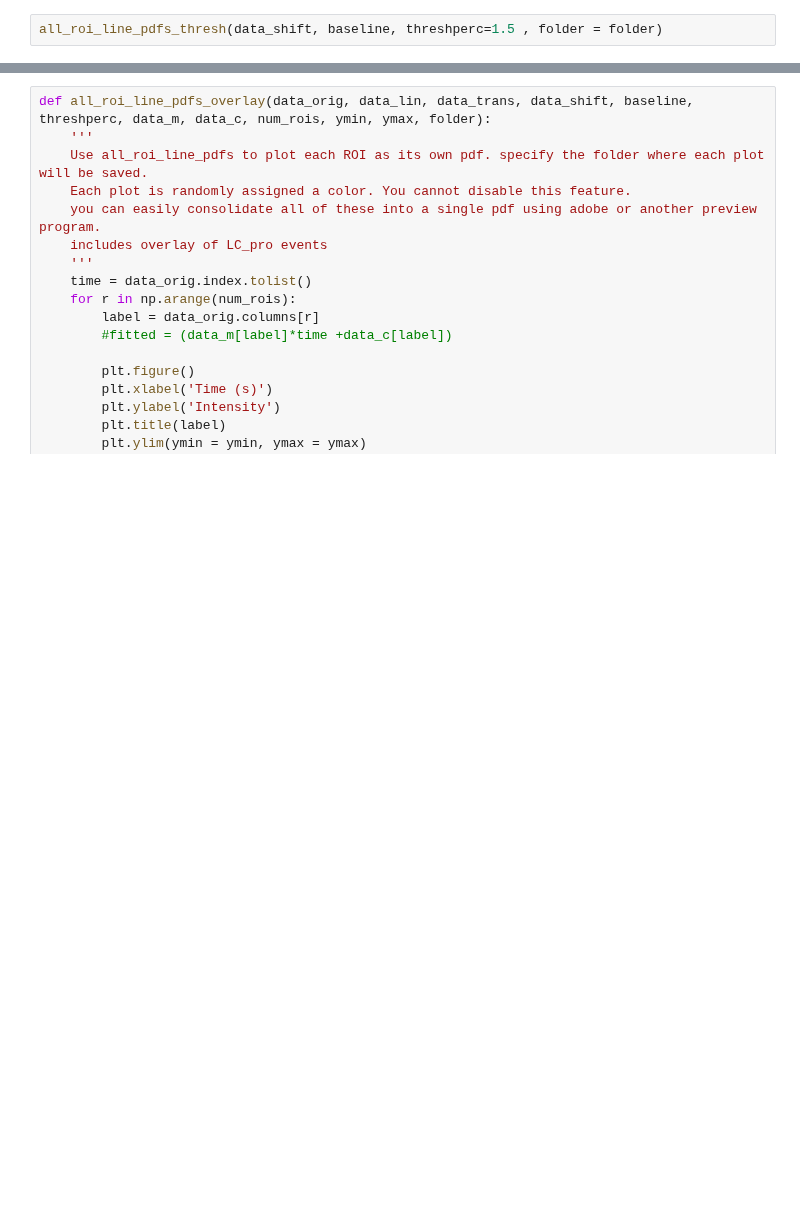
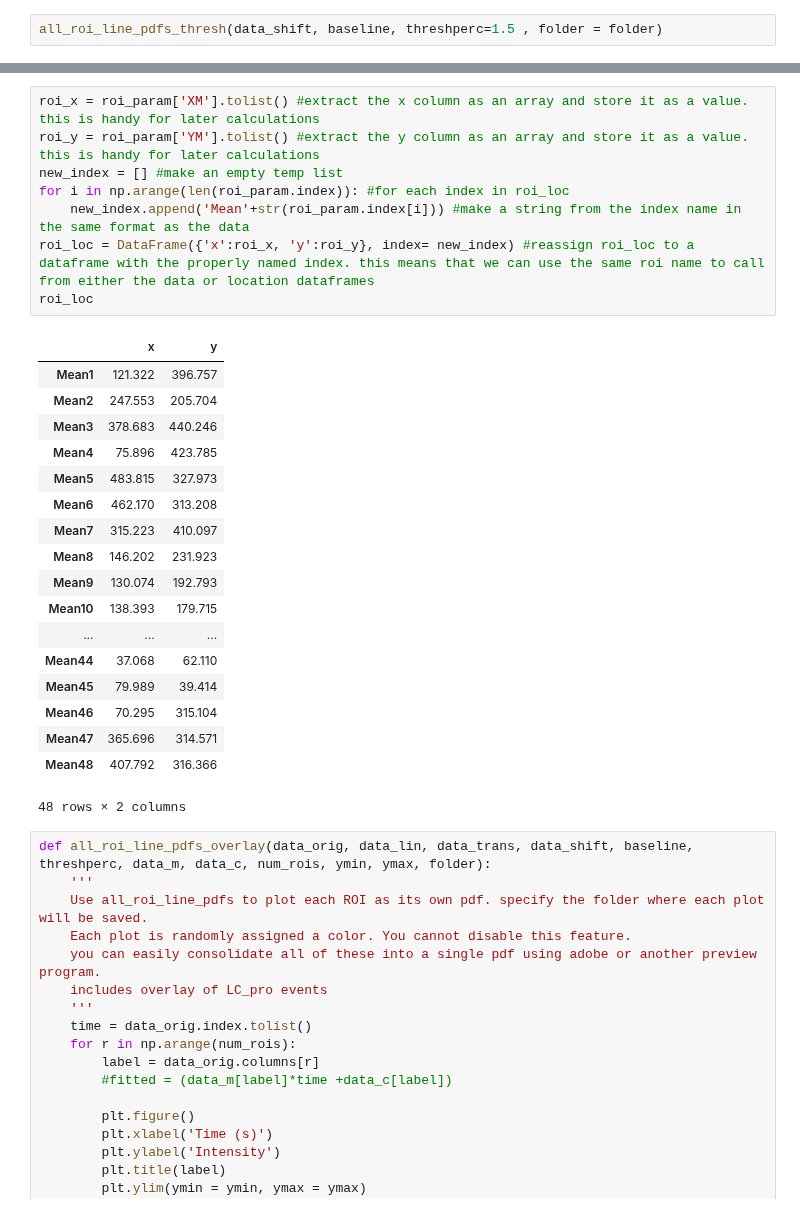
Before and after one commit to aedobyns/lab, a Jupyter notebook: RAIN.ipynb, the cells around one changed output, grey strips where cells are left out. Saved outputs shown, nothing was run; the diff lists cells and outputs as text; blank space fills up the shorter version.

```diff
--- a/RAIN.ipynb
+++ b/RAIN.ipynb
@@ -994,3 +1113,30 @@ all_roi_line_pdfs_thresh(data_shift, baseline, threshperc=1.5 , folder = folder)
+# %%
+roi_x = roi_param['XM'].tolist() #extract the x column as an array and store it as a value. this is handy for later calculations
+roi_y = roi_param['YM'].tolist() #extract the y column as an array and store it as a value. this is handy for later calculations
+new_index = [] #make an empty temp list
+for i in np.arange(len(roi_param.index)): #for each index in roi_loc
+    new_index.append('Mean'+str(roi_param.index[i])) #make a string from the index name in the same format as the data
+roi_loc = DataFrame({'x':roi_x, 'y':roi_y}, index= new_index) #reassign roi_loc to a dataframe with the properly named index. this means that we can use the same roi name to call from either the data or location dataframes
+roi_loc
+# %% [output]
+|  | x | y |
+| Mean1 | 121.322 | 396.757 |
+| Mean2 | 247.553 | 205.704 |
+| Mean3 | 378.683 | 440.246 |
+| Mean4 | 75.896 | 423.785 |
+| Mean5 | 483.815 | 327.973 |
+| Mean6 | 462.170 | 313.208 |
+| Mean7 | 315.223 | 410.097 |
+| Mean8 | 146.202 | 231.923 |
+| Mean9 | 130.074 | 192.793 |
+| Mean10 | 138.393 | 179.715 |
+| ... | ... | ... |
+| Mean44 | 37.068 | 62.110 |
+| Mean45 | 79.989 | 39.414 |
+| Mean46 | 70.295 | 315.104 |
+| Mean47 | 365.696 | 314.571 |
+| Mean48 | 407.792 | 316.366 |
+48 rows × 2 columns
 # %%
 def all_roi_line_pdfs_overlay(data_orig, data_lin, data_trans, data_shift, baseline, threshperc, data_m, data_c, num_rois, ymin, ymax, folder):
     '''
```
Also changed, not shown: parts of 4 cells of this notebook.
